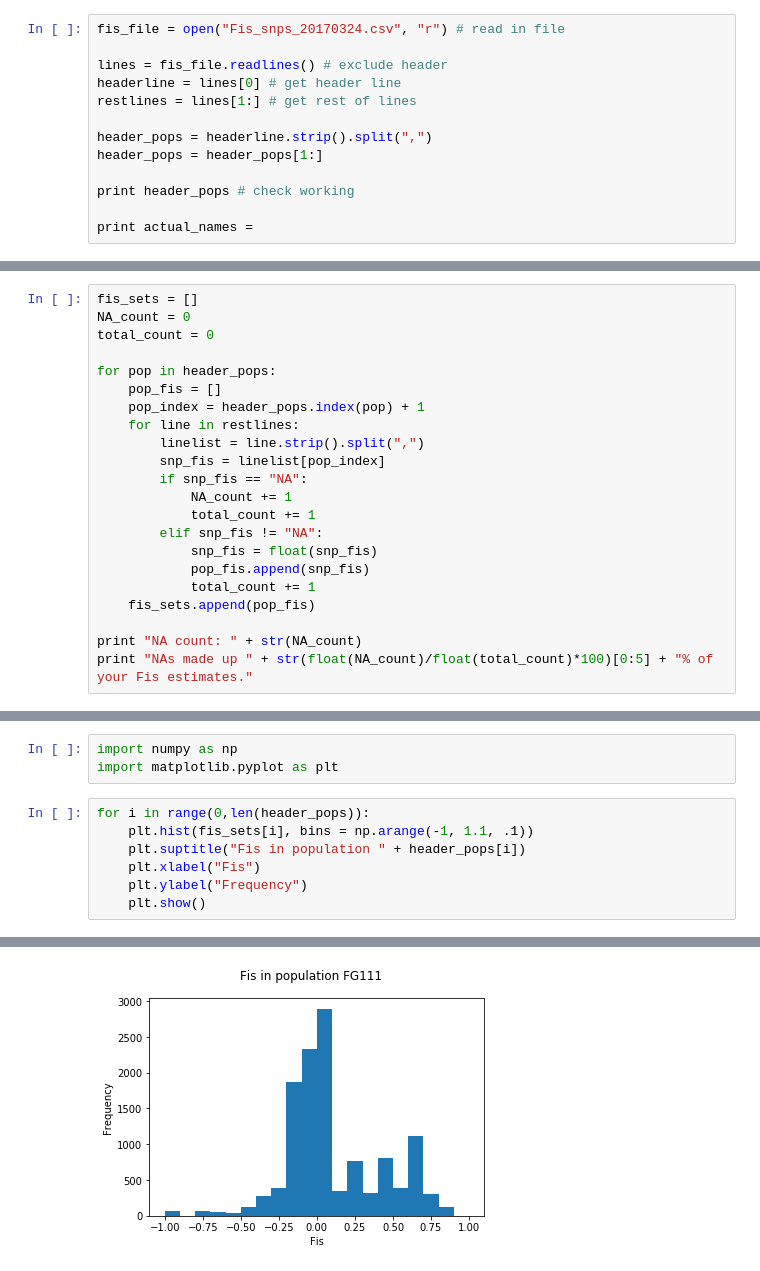
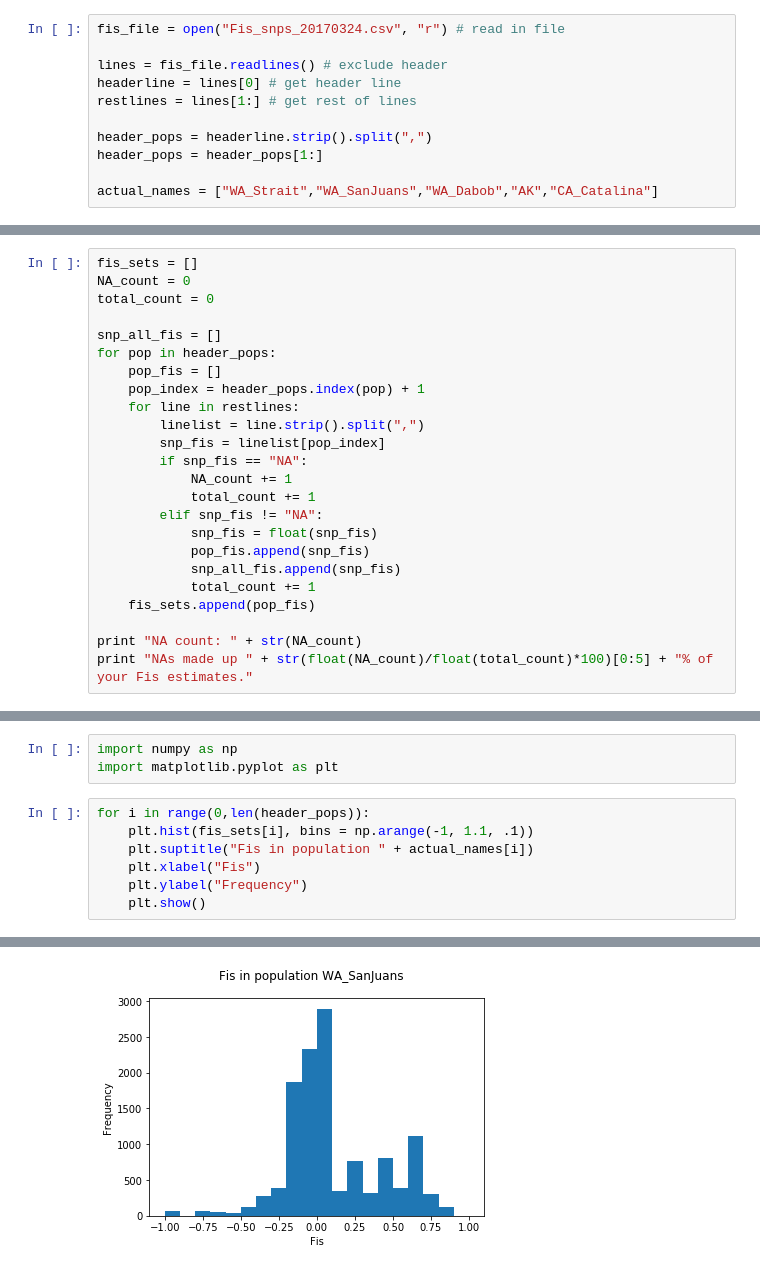
Before and after one commit to nclowell/RAD_scallops, a Jupyter notebook: CRAGIG_run1/Notebooks/data_processing_notebooks/Fis_from_SNP_Genepop.ipynb, the cells around one changed output, grey strips where cells are left out. Saved outputs shown, nothing was run; the diff lists cells and outputs as text.

Commit message:
added fis plots

```diff
--- a/CRAGIG_run1/Notebooks/data_processing_notebooks/Fis_from_SNP_Genepop.ipynb
+++ b/CRAGIG_run1/Notebooks/data_processing_notebooks/Fis_from_SNP_Genepop.ipynb
@@ -21,6 +21,4 @@ restlines = lines[1:] # get rest of lines
 header_pops = headerline.strip().split(",")
 header_pops = header_pops[1:]
 
-print header_pops # check working
-
-print actual_names =
+actual_names = ["WA_Strait","WA_SanJuans","WA_Dabob","AK","CA_Catalina"]
@@ -31,6 +27,7 @@ fis_sets = []
 NA_count = 0
 total_count = 0
 
+snp_all_fis = []
 for pop in header_pops:
     pop_fis = []
     pop_index = header_pops.index(pop) + 1
@@ -43,6 +40,7 @@ for pop in header_pops:
         elif snp_fis != "NA":
             snp_fis = float(snp_fis)
             pop_fis.append(snp_fis)
+            snp_all_fis.append(snp_fis)
             total_count += 1
     fis_sets.append(pop_fis)
 
@@ -57,7 +55,7 @@ import matplotlib.pyplot as plt
 # %%
 for i in range(0,len(header_pops)):
     plt.hist(fis_sets[i], bins = np.arange(-1, 1.1, .1))
-    plt.suptitle("Fis in population " + header_pops[i])
+    plt.suptitle("Fis in population " + actual_names[i])
     plt.xlabel("Fis")
     plt.ylabel("Frequency")
     plt.show()
@@ -66 +64 @@ for i in range(0,len(header_pops)):
-[figure, old version]
+[figure, new version]
```
Also changed, not shown: parts of 6 cells of this notebook, 3 other files.
